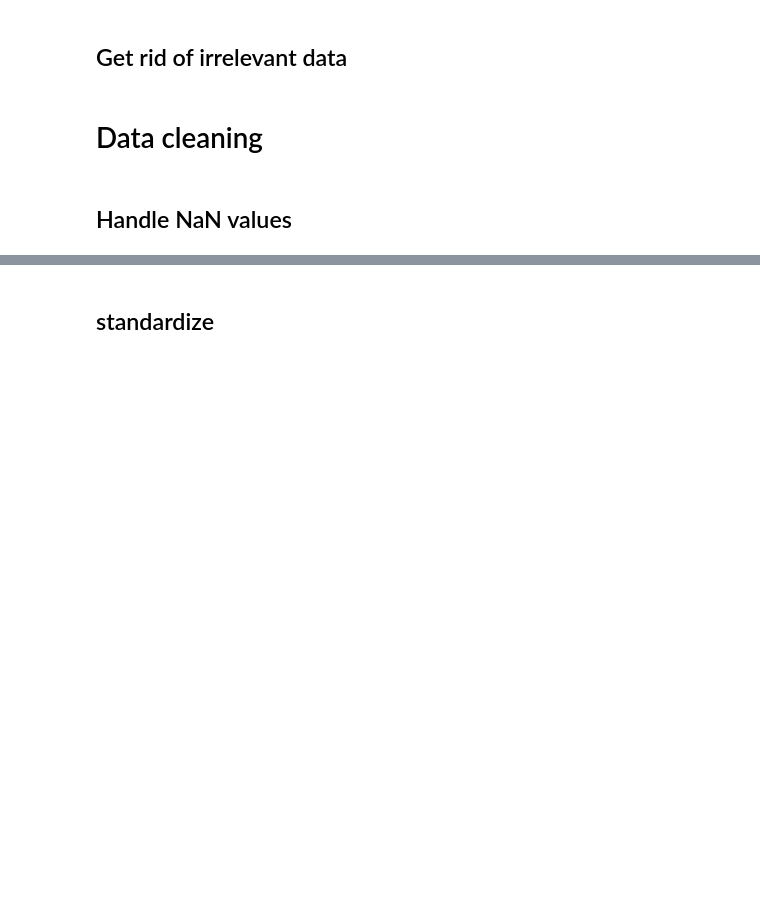
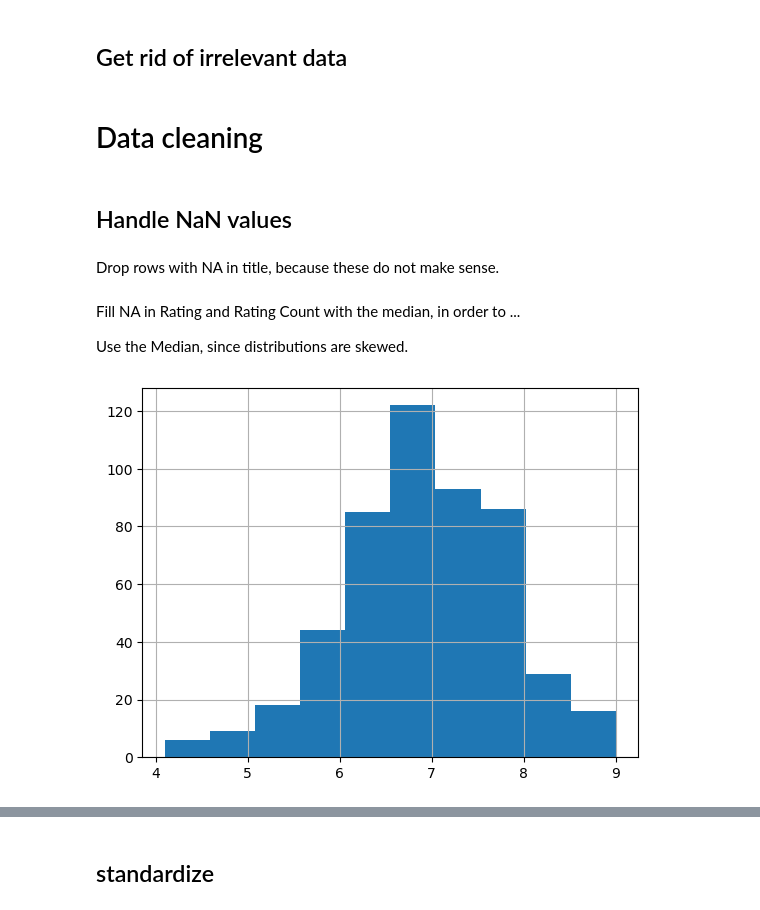
Before and after one commit to olemir/python-exercises, a Jupyter notebook: exercises-EDA.ipynb, the cells around one changed output, grey strips where cells are left out. Drawn from its saved outputs; the diff is of its cells as text; code cells hidden in the pictures; blank space fills up the shorter version.

```diff
--- a/exercises-EDA.ipynb
+++ b/exercises-EDA.ipynb
@@ -4,8 +4,8 @@
 import pandas as pd
 import numpy as np
 # %%
-# import raw data as is?
-movies = pd.read_csv('data\movies_2.csv')
+# import raw data
+movies = pd.read_csv('data\\movies\\movies_2.csv') # escaping the '\', because there was a warning
 # %%
 movies.head()
 # %% [output]
@@ -109,5 +133,15 @@ movies.drop(columns=['summary'], inplace=True)
 # Data cleaning
 # %% [markdown]
 ## Handle NaN values
+# %% [markdown]
+Drop rows with NA in title, because these do not make sense.
 # %%
-movies.dropna(subset=['title'], inplace=True)
+movies = movies.dropna(subset=['title'])
+# %% [markdown]
+Fill NA in Rating and Rating Count with the median, in order to ...
+
+Use the Median, since distributions are skewed.
+# %%
+movies.rating.hist();
+# %% [output]
+[figure, added]
```
Also changed, not shown: parts of 55 cells of this notebook.
